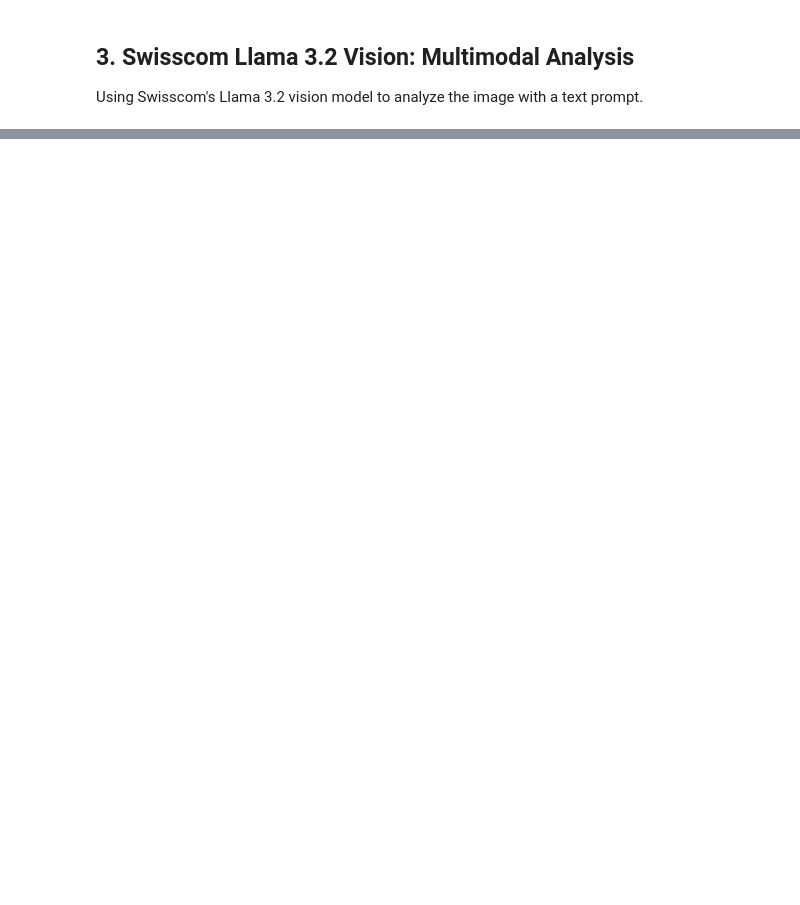
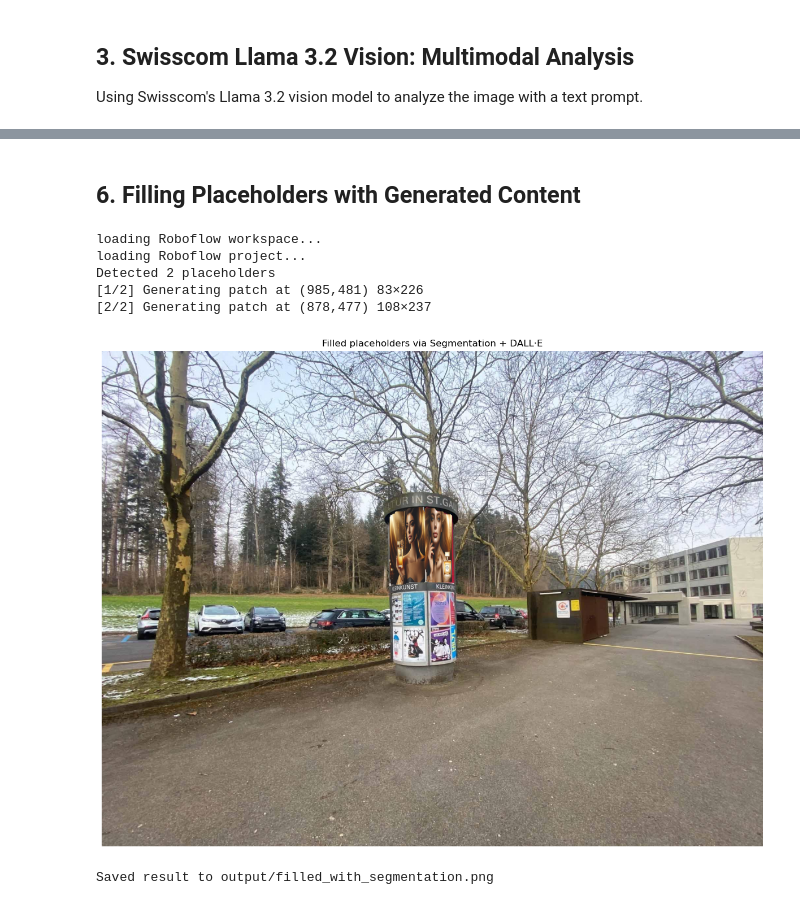
Before and after one commit to syX113/gobn-computer-vision, a Jupyter notebook: inference.ipynb, the cells around one changed output, grey strips where cells are left out. Cells and saved outputs as stored; diff of their text form; code cells hidden in the pictures; blank space fills up the shorter version.

Commit message:
added image/content generation

```diff
--- a/inference.ipynb
+++ b/inference.ipynb
@@ -477,0 +1121,2 @@ Saved comparison to output/model_comparison.md
+# %% [markdown]
+## 6. Filling Placeholders with Generated Content
@@ -477,0 +1247,16 @@ Saved comparison to output/model_comparison.md
+# %%
+fill_placeholders_with_seg_and_dalle(
+    img_path          = "Stellenbilder-no-augs/test/66229_jpg.rf.d4ba322d0570bb4e119115e226dcb558.jpg",
+    prompt            = "A luxury perfume advertisement for 'Gold Fragrance Neo', elegant woman in soft golden lighting",
+    dalle_deployment  = "dall-e-3-workshop",
+    api_version       = "2024-02-01",
+    confidence        = 0.6
+)
+# %% [output]
+loading Roboflow workspace...
+loading Roboflow project...
+Detected 2 placeholders
+[1/2] Generating patch at (985,481) 83×226
+[2/2] Generating patch at (878,477) 108×237
+[figure, added]
+Saved result to output/filled_with_segmentation.png
```
Also changed, not shown: parts of 14 cells of this notebook, 12 other files.
